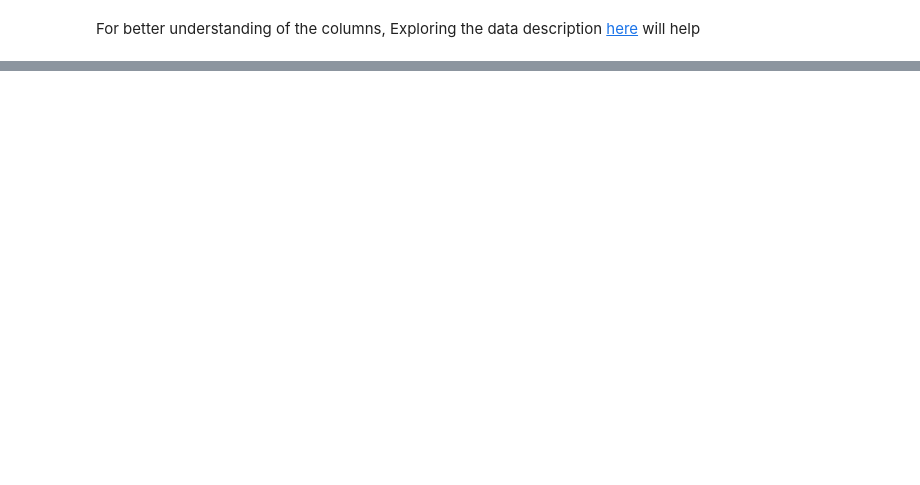
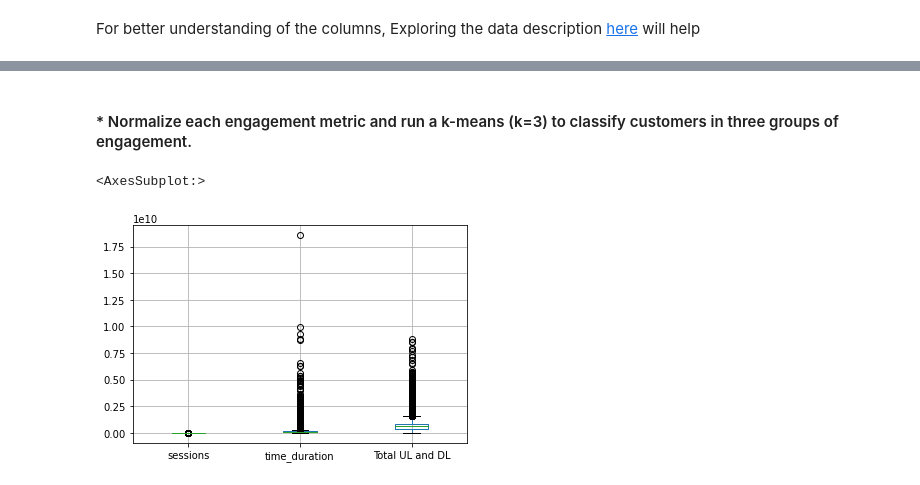
Before and after one commit to BirhanuGebisa/Telecom-User-Analytics, a Jupyter notebook: notebooks/Task2_User_Engagement_analysis.ipynb, the cells around one changed output, grey strips where cells are left out. Saved outputs shown, nothing was run; the diff lists cells and outputs as text; code cells hidden in the pictures; blank space fills up the shorter version.

```diff
--- a/notebooks/Task2_User_Engagement_analysis.ipynb
+++ b/notebooks/Task2_User_Engagement_analysis.ipynb
@@ -649,0 +159,5 @@ sns.pairplot(dfPair, hue = 'race', diag_kind = 'kde',
+# %%
+# Aggregation of Total values
+df["Total Uploads"]=df["Google UL (Bytes)"]+df["Email UL (Bytes)"]+df["Social Media UL (Bytes)"]+df["Youtube UL (Bytes)"]+df["Netflix UL (Bytes)"]+df["Gaming UL (Bytes)"]+df["Other UL (Bytes)"]
+df["Total Downloads"]=df["Google DL (Bytes)"]+df["Email DL (Bytes)"]+df["Social Media DL (Bytes)"]+df["Youtube DL (Bytes)"]+df["Netflix DL (Bytes)"]+df["Gaming DL (Bytes)"]+df["Other DL (Bytes)"]
+df['Total UL and DL']=df['Total DL (Bytes)']+df["Total UL (Bytes)"]
@@ -649,0 +269,7 @@ sns.pairplot(dfPair, hue = 'race', diag_kind = 'kde',
+# %% [markdown]
+#### * Normalize each engagement metric and run a k-means (k=3) to classify customers in three groups of engagement.
+# %%
+users.boxplot()
+# %% [output]
+<AxesSubplot:>
+[figure, added]
```
Also changed, not shown: parts of 134 cells of this notebook.
